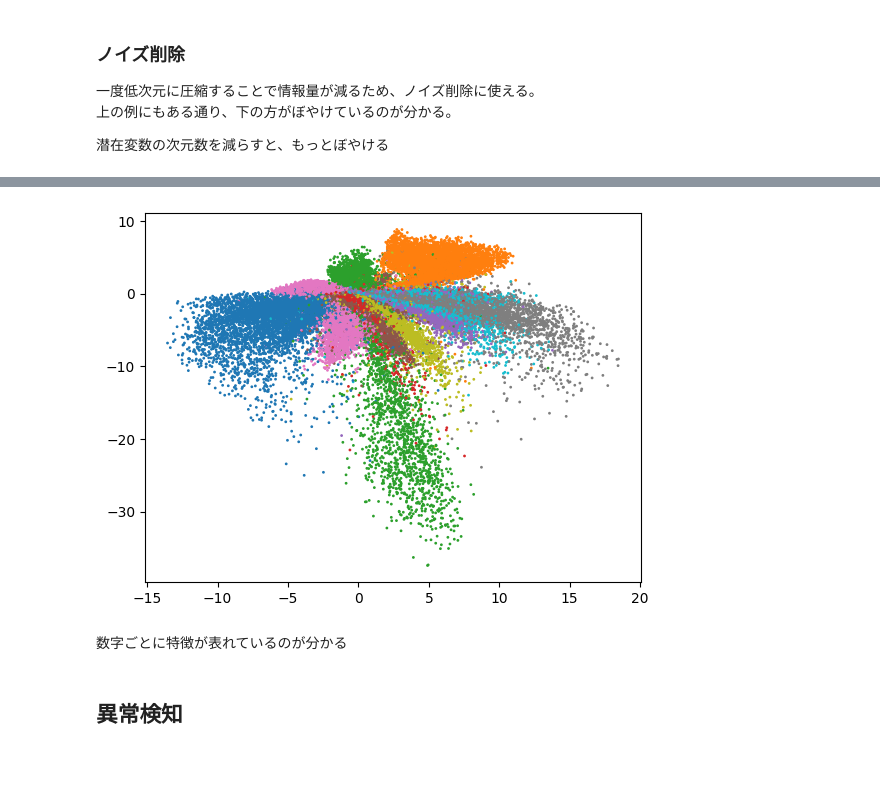
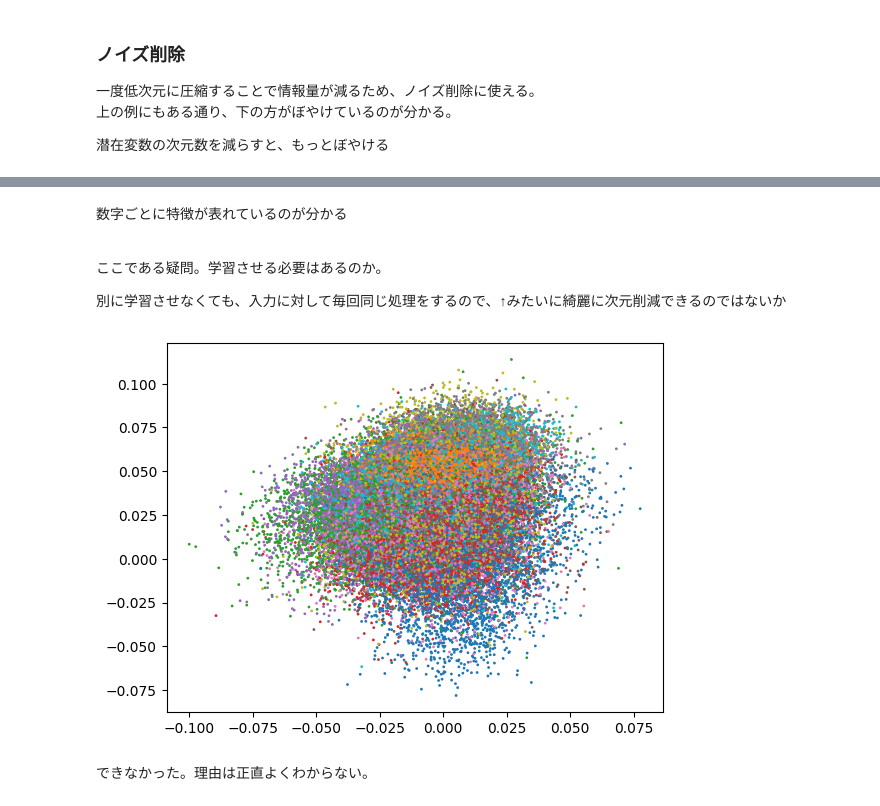
Before and after one commit to misya11p/autoencoder, a Jupyter notebook: AE.ipynb, the cells around one changed output, grey strips where cells are left out. Saved outputs shown, nothing was run; the diff lists cells and outputs as text; code cells hidden in the pictures; blank space fills up the shorter version.

```diff
--- a/AE.ipynb
+++ b/AE.ipynb
@@ -185,8 +172,27 @@ labels = torch.cat(labels, dim=0)
-# %%
-plt.scatter(images[:, 0], images[:, 1], c=labels, s=1, cmap='tab10');
-# %% [output]
-[figure, removed]
-# %% [markdown]
-数字ごとに特徴が表れているのが分かる
-# %% [markdown]
-## 異常検知
+# %% [markdown]
+数字ごとに特徴が表れているのが分かる
+
+<br>
+
+ここである疑問。学習させる必要はあるのか。
+
+別に学習させなくても、入力に対して毎回同じ処理をするので、↑みたいに綺麗に次元削減できるのではないか
+# %%
+ae = AutoEncoder(z_dim).to(device)
+
+images = []
+labels = []
+ae.eval()
+with torch.no_grad():
+    for x, label in dataloader:
+        x = x.view(x.size(0), -1).to(device)
+        z = ae.encoder(x)
+        images.append(z.cpu())
+        labels.append(label)
+images = torch.cat(images, dim=0)
+labels = torch.cat(labels, dim=0)
+plt.scatter(images[:, 0], images[:, 1], c=labels, s=1, cmap='tab10');
+# %% [output]
+[figure, added]
+# %% [markdown]
+できなかった。理由は正直よくわからない。
```
Also changed, not shown: parts of 14 cells of this notebook.
